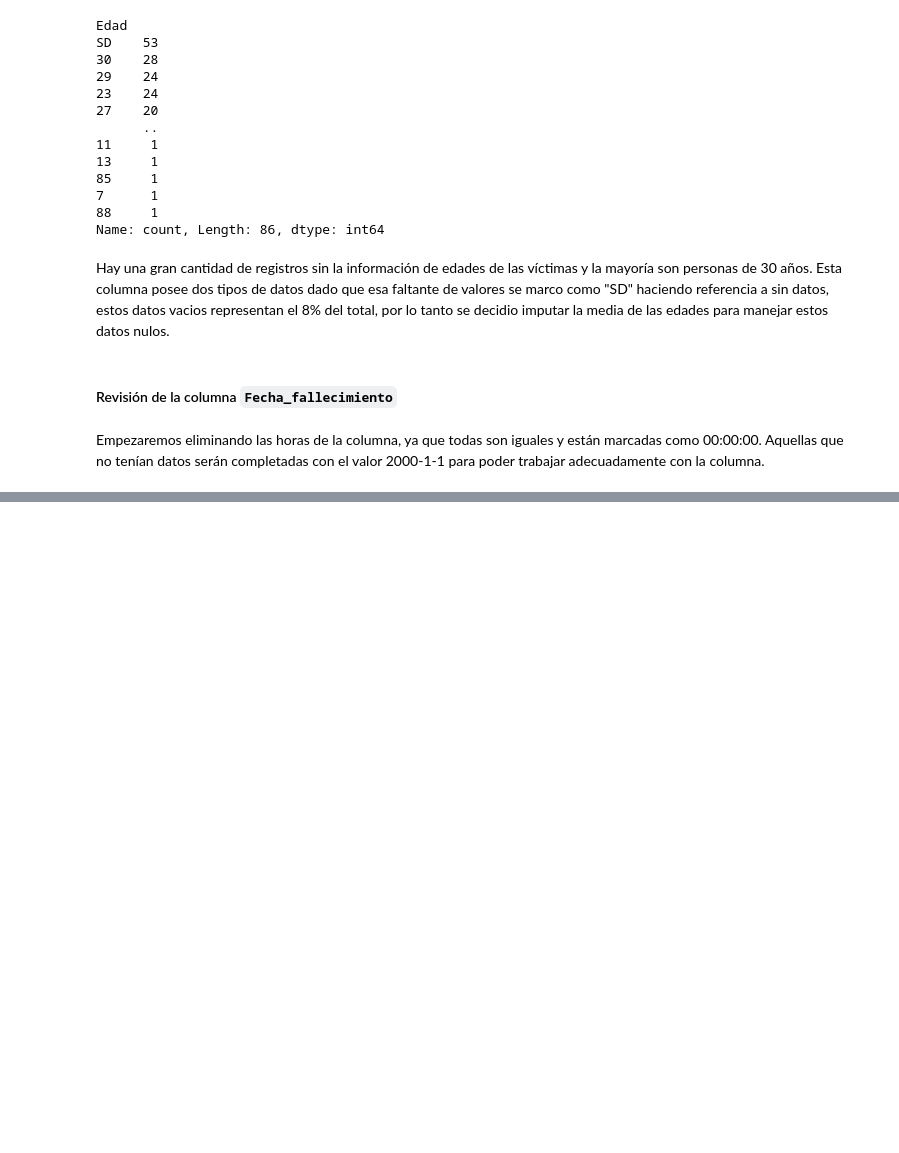
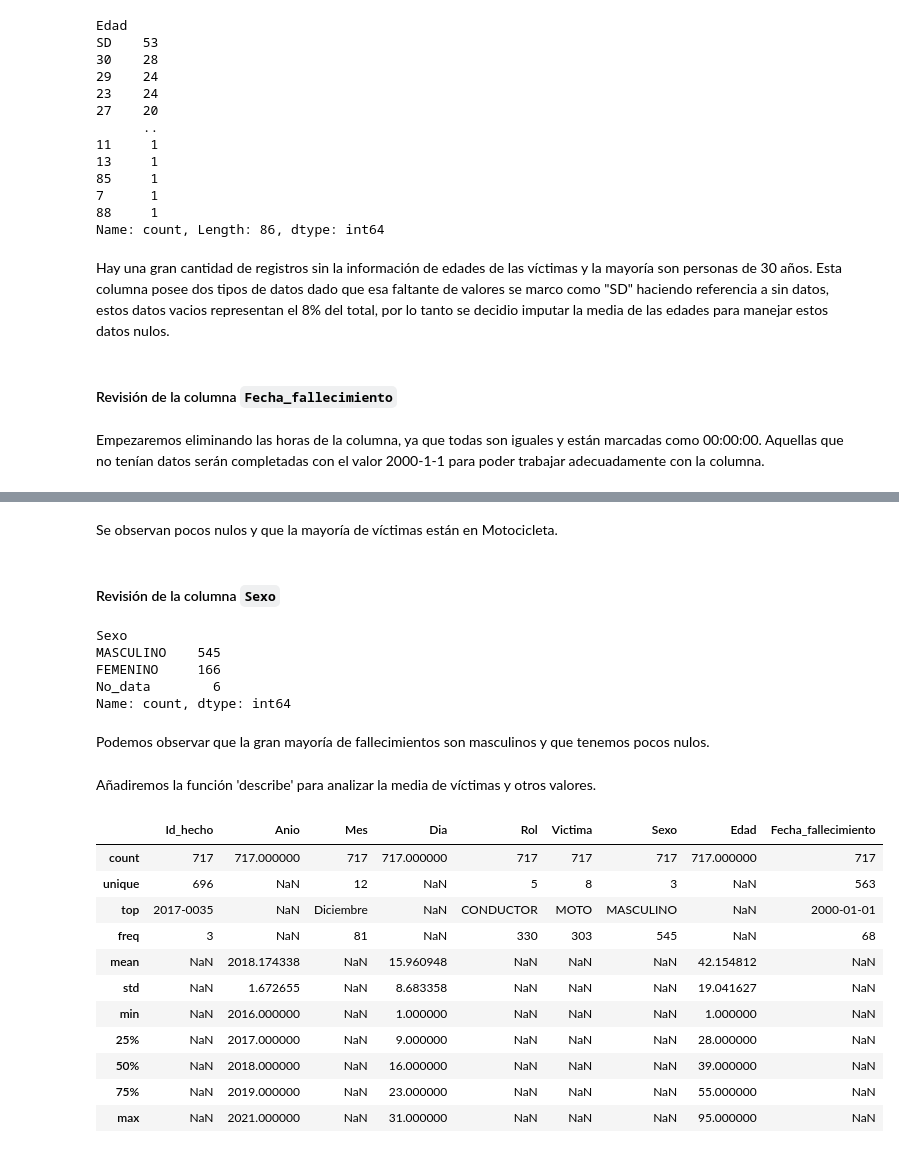
Before and after one commit to MaximilianoTauil/PI_Siniestros, a Jupyter notebook: ETL.ipynb, the cells around one changed output, grey strips where cells are left out. Cells and saved outputs as stored; diff of their text form; code cells hidden in the pictures; blank space fills up the shorter version.

```diff
--- a/ETL.ipynb
+++ b/ETL.ipynb
@@ -801,0 +939,31 @@ data_victimas['Fecha_fallecimiento'] = data_victimas['Fecha_fallecimiento'].dt.d
+# %% [markdown]
+Se observan pocos nulos y que la mayoría de víctimas están en Motocicleta.
+# %% [markdown]
+#### Revisión de la columna ``Sexo``
+# %%
+data_victimas['Sexo'].value_counts()
+# %% [output]
+Sexo
+MASCULINO    545
+FEMENINO     166
+No_data        6
+Name: count, dtype: int64
+# %% [markdown]
+Podemos observar que la gran mayoría de fallecimientos son masculinos y que tenemos pocos nulos.
+# %% [markdown]
+Añadiremos la función 'describe' para analizar la media de víctimas y otros valores.
+# %%
+data_victimas.describe(include='all')
+# %% [output]
+|  | Id_hecho | Anio | Mes | Dia | Rol | Victima | Sexo | Edad | Fecha_fallecimiento |
+| count | 717 | 717.000000 | 717 | 717.000000 | 717 | 717 | 717 | 717.000000 | 717 |
+| unique | 696 | NaN | 12 | NaN | 5 | 8 | 3 | NaN | 563 |
+| top | 2017-0035 | NaN | Diciembre | NaN | CONDUCTOR | MOTO | MASCULINO | NaN | 2000-01-01 |
+| freq | 3 | NaN | 81 | NaN | 330 | 303 | 545 | NaN | 68 |
+| mean | NaN | 2018.174338 | NaN | 15.960948 | NaN | NaN | NaN | 42.154812 | NaN |
+| std | NaN | 1.672655 | NaN | 8.683358 | NaN | NaN | NaN | 19.041627 | NaN |
+| min | NaN | 2016.000000 | NaN | 1.000000 | NaN | NaN | NaN | 1.000000 | NaN |
+| 25% | NaN | 2017.000000 | NaN | 9.000000 | NaN | NaN | NaN | 28.000000 | NaN |
+| 50% | NaN | 2018.000000 | NaN | 16.000000 | NaN | NaN | NaN | 39.000000 | NaN |
+| 75% | NaN | 2019.000000 | NaN | 23.000000 | NaN | NaN | NaN | 55.000000 | NaN |
+| max | NaN | 2021.000000 | NaN | 31.000000 | NaN | NaN | NaN | 95.000000 | NaN |
```
Also changed, not shown: parts of 40 cells of this notebook, 1 other file.
